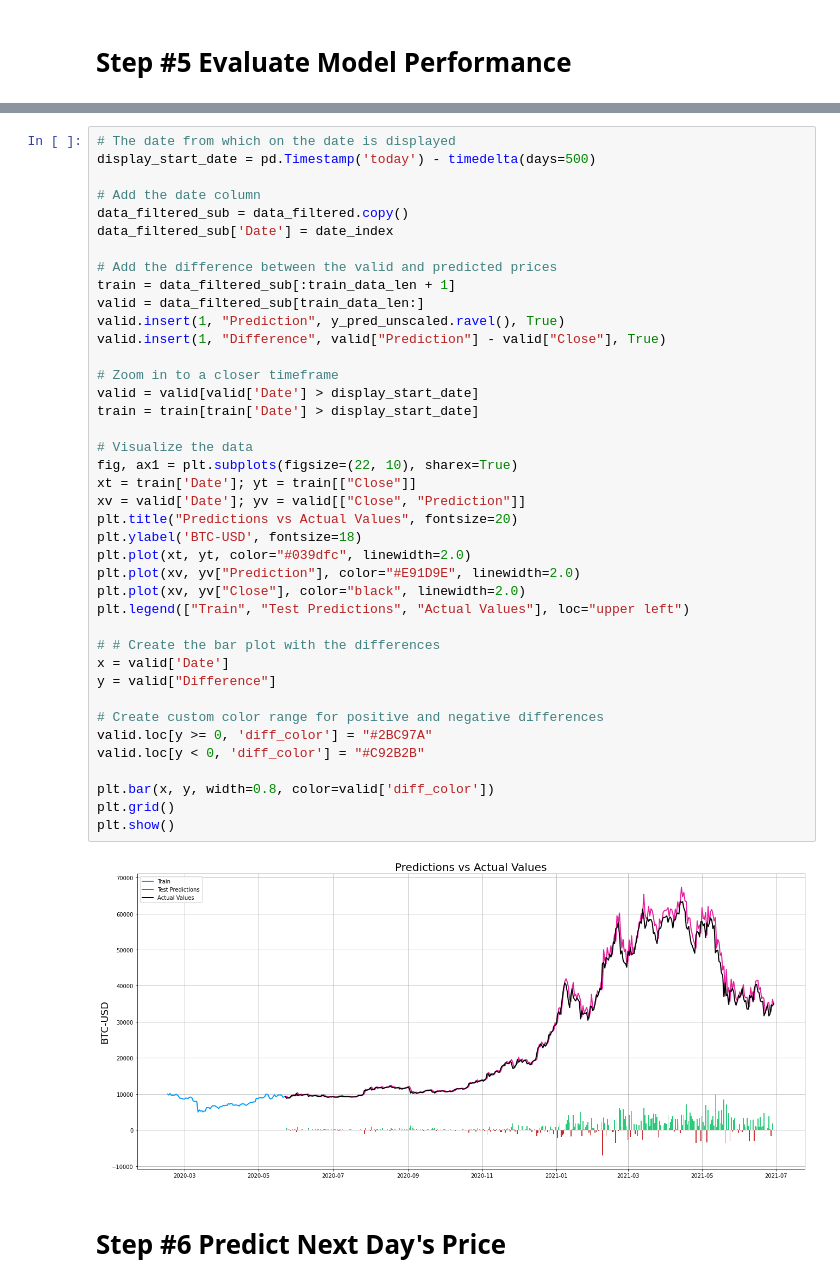
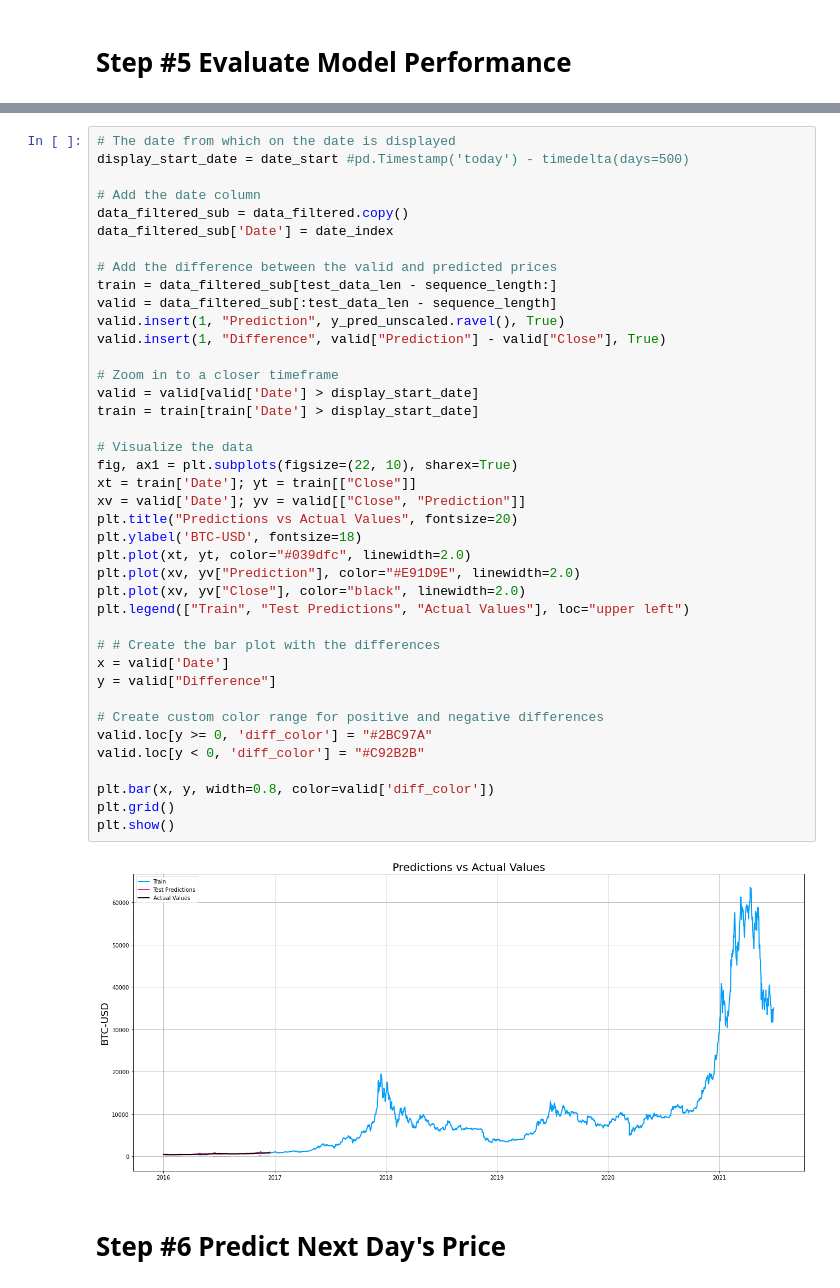
Before and after one commit to michalkovy/relataly-public-python-tutorials, a Jupyter notebook: 012 Stock Market Prediction using Multivariate Time Series Models and Python.ipynb, the cells around one changed output, grey strips where cells are left out. Drawn from its saved outputs; the diff is of its cells as text.

Commit message:
train on last events

```diff
--- a/012 Stock Market Prediction using Multivariate Time Series Models and Python.ipynb
+++ b/012 Stock Market Prediction using Multivariate Time Series Models and Python.ipynb
@@ -266,45 +266,45 @@ Median Absolute Percentage Error (MDAPE): 2.45 %
 # %%
 # The date from which on the date is displayed
-display_start_date = pd.Timestamp('today') - timedelta(days=500)
+display_start_date = date_start #pd.Timestamp('today') - timedelta(days=500)
 
 # Add the date column
 data_filtered_sub = data_filtered.copy()
 data_filtered_sub['Date'] = date_index
 
 # Add the difference between the valid and predicted prices
-train = data_filtered_sub[:train_data_len + 1]
-valid = data_filtered_sub[train_data_len:]
+train = data_filtered_sub[test_data_len - sequence_length:]
+valid = data_filtered_sub[:test_data_len - sequence_length]
 valid.insert(1, "Prediction", y_pred_unscaled.ravel(), True)
 valid.insert(1, "Difference", valid["Prediction"] - valid["Close"], True)
 
 # Zoom in to a closer timeframe
 valid = valid[valid['Date'] > display_start_date]
 train = train[train['Date'] > display_start_date]
 
 # Visualize the data
 fig, ax1 = plt.subplots(figsize=(22, 10), sharex=True)
 xt = train['Date']; yt = train[["Close"]]
 xv = valid['Date']; yv = valid[["Close", "Prediction"]]
 plt.title("Predictions vs Actual Values", fontsize=20)
 plt.ylabel('BTC-USD', fontsize=18)
 plt.plot(xt, yt, color="#039dfc", linewidth=2.0)
 plt.plot(xv, yv["Prediction"], color="#E91D9E", linewidth=2.0)
 plt.plot(xv, yv["Close"], color="black", linewidth=2.0)
 plt.legend(["Train", "Test Predictions", "Actual Values"], loc="upper left")
 
 # # Create the bar plot with the differences
 x = valid['Date']
 y = valid["Difference"]
 
 # Create custom color range for positive and negative differences
 valid.loc[y >= 0, 'diff_color'] = "#2BC97A"
 valid.loc[y < 0, 'diff_color'] = "#C92B2B"
 
 plt.bar(x, y, width=0.8, color=valid['diff_color'])
 plt.grid()
 plt.show()
 # %% [output]
-[figure, old version]
+[figure, new version]
 # %% [markdown]
 # Step #6 Predict Next Day's Price
 # %%
```
Also changed, not shown: parts of 5 cells of this notebook.
